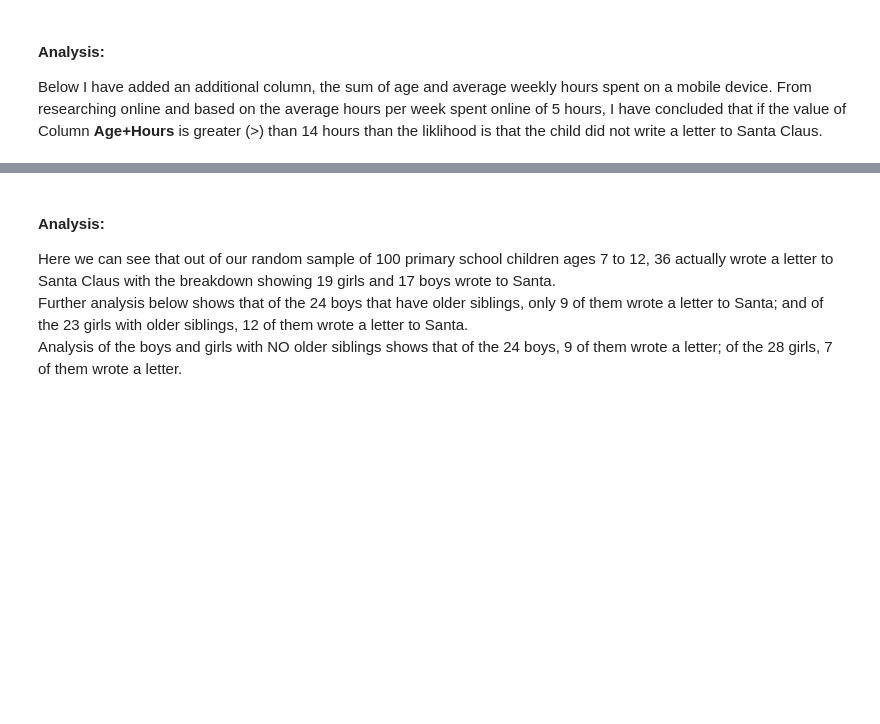
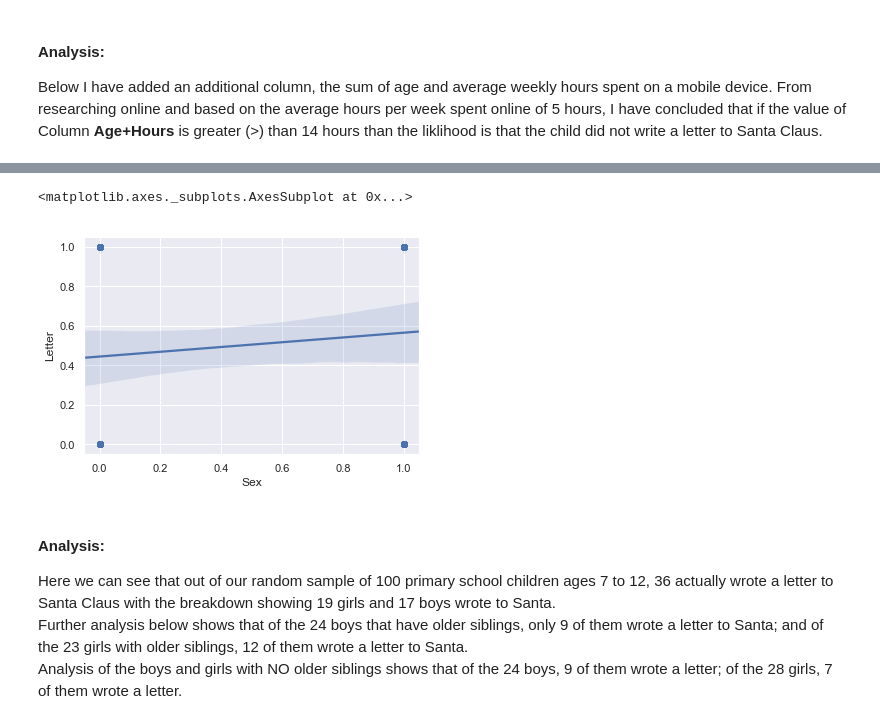
Before and after one commit to JulianConneely/Programming-for-Data-Analysis-Project-Dec18, a Jupyter notebook: Santa Claus.ipynb, the cells around one changed output, grey strips where cells are left out. Saved outputs shown, nothing was run; the diff lists cells and outputs as text; code cells hidden in the pictures; blank space fills up the shorter version.

Commit message:
added scatterplot of age Vs letter

```diff
--- a/Santa Claus.ipynb
+++ b/Santa Claus.ipynb
@@ -283 +283,8 @@ Male      49
 Name: Sex, dtype: int64
+# %%
+# to create a scatterplot we need to convert the values back into numeric type
+# convert column to integer type
+df["Sex"] = pd.to_numeric(df["Sex"])
+#df ['Letter'].replace({'Yes':0,'No':1}, inplace=True)
+
+df.head(5)
@@ -284,3 +298,9 @@ Name: Sex, dtype: int64
+# %%
+# scatterplot of...
+sns.regplot(x="Sex", y="Letter", data=df)
+# %% [output]
+<matplotlib.axes._subplots.AxesSubplot at 0x...>
+[figure, added]
 # %% [markdown]
 #### Analysis:
 Here we can see that out of our random sample of 100 primary school children ages 7 to 12, 36 actually wrote a letter to Santa Claus with the breakdown showing 19 girls and 17 boys wrote to Santa.<br>
```
Also changed, not shown: parts of 35 cells of this notebook.
